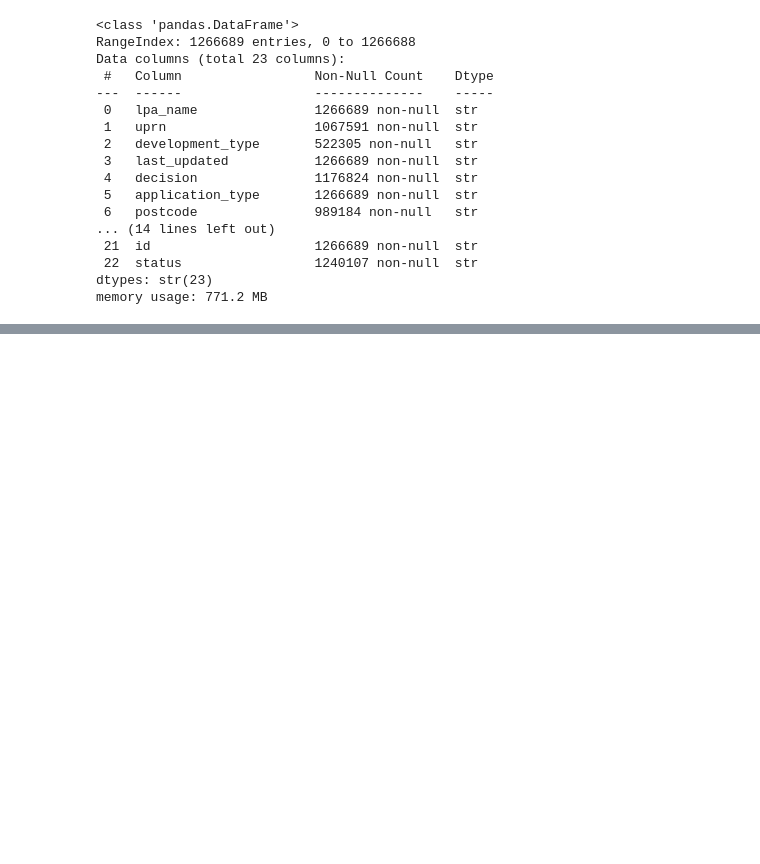
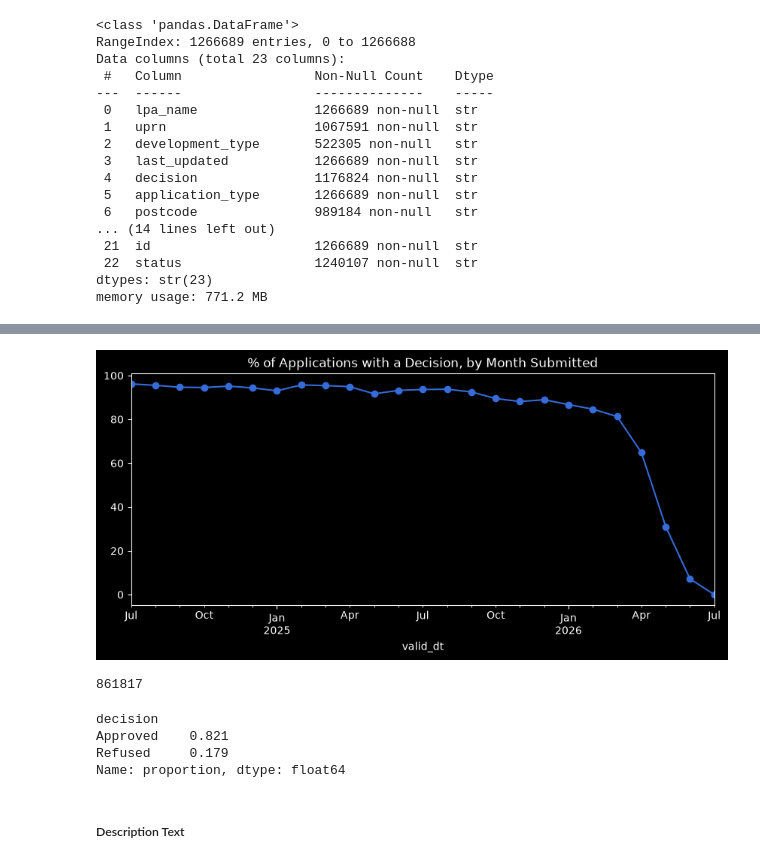
Before and after one commit to samaddmirzaa/london-planscope, a Jupyter notebook: notebooks/01_data_profiling.ipynb, the cells around one changed output, grey strips where cells are left out. Drawn from its saved outputs; the diff is of its cells as text; code cells hidden in the pictures; blank space fills up the shorter version.

```diff
--- a/notebooks/01_data_profiling.ipynb
+++ b/notebooks/01_data_profiling.ipynb
@@ -51,0 +173,5 @@ memory usage: 771.2 MB
+# %%
+# The snapshot date = the newest sync timestamp in the data
+
+snapshot = pd.to_datetime(df['last_updated'], utc=True).max().tz_localize(None)
+print(snapshot)
@@ -51,0 +263,34 @@ memory usage: 771.2 MB
+# %%
+# True where a real decision has been recorded
+
+has_decision = df['decision'].notna() & ~df['decision'].isin(placeholders)
+# %%
+# Applications submitted in the last 12 months before the snapshot
+
+last_year = df['valid_dt'].between('2024-07-01', snapshot)
+# %%
+# % with a decision, per month submitted
+
+pct = has_decision[last_year].groupby(df.loc[last_year, 'valid_dt'].dt.to_period('M')).mean() * 100
+pct.plot(figsize=(10, 4), marker='o', title='% of Applications with a Decision, by Month Submitted')
+plt.show()
+# %% [output]
+[figure, added]
+# %%
+# The modelling window: submitted from 2019 up to the snapshot
+
+since_2019 = df[df['valid_dt'].between('2019-01-01', snapshot)]
+print(len(since_2019))
+# %% [output]
+861817
+# %%
+# Share of Approved vs Refused among those two outcomes
+
+since_2019.loc[since_2019['decision'].isin(['Approved', 'Refused']), 'decision'].value_counts(normalize=True).round(3)
+# %% [output]
+decision
+Approved    0.821
+Refused     0.179
+Name: proportion, dtype: float64
+# %% [markdown]
+##### Description Text
```
Also changed, not shown: parts of 38 cells of this notebook.
